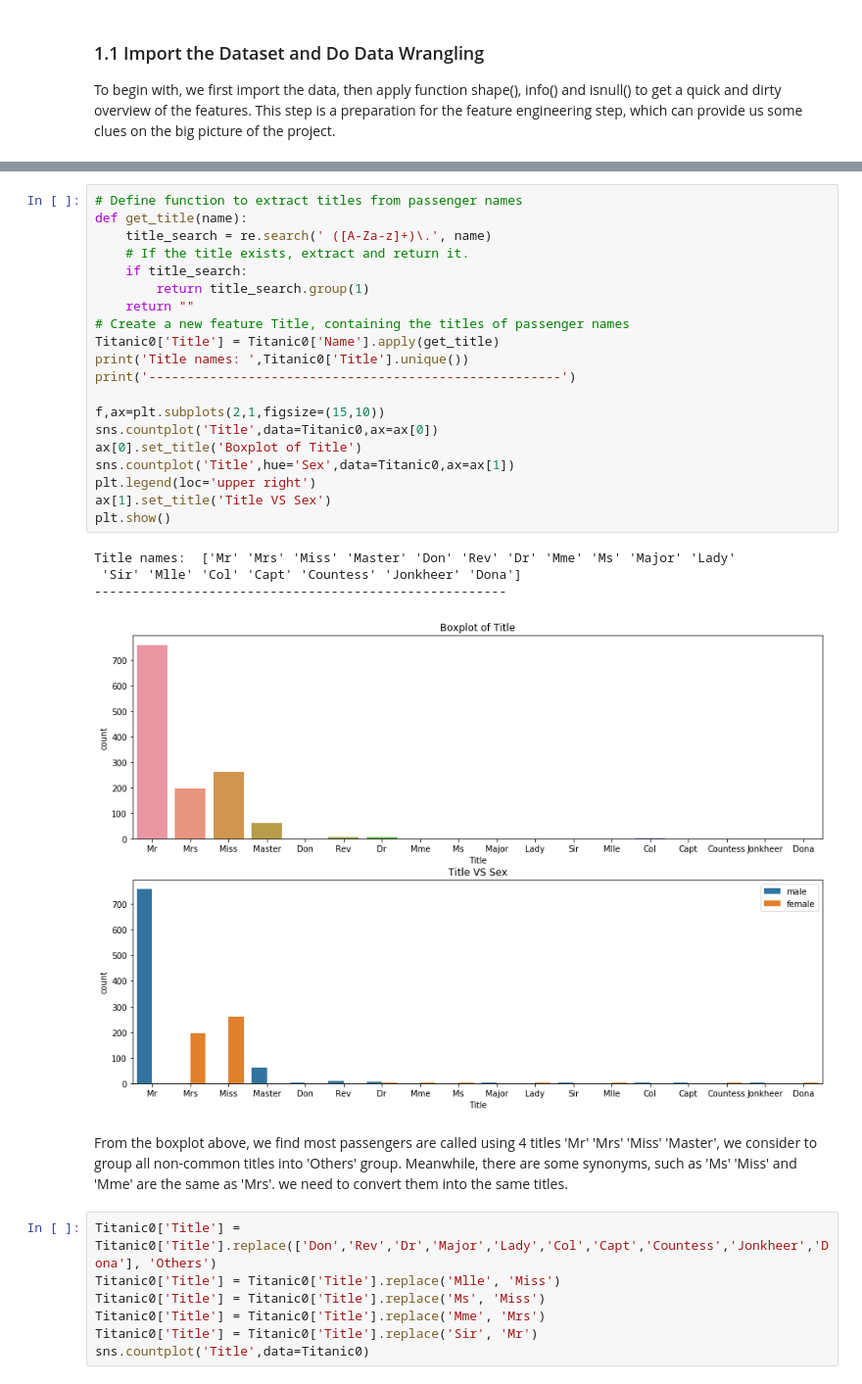
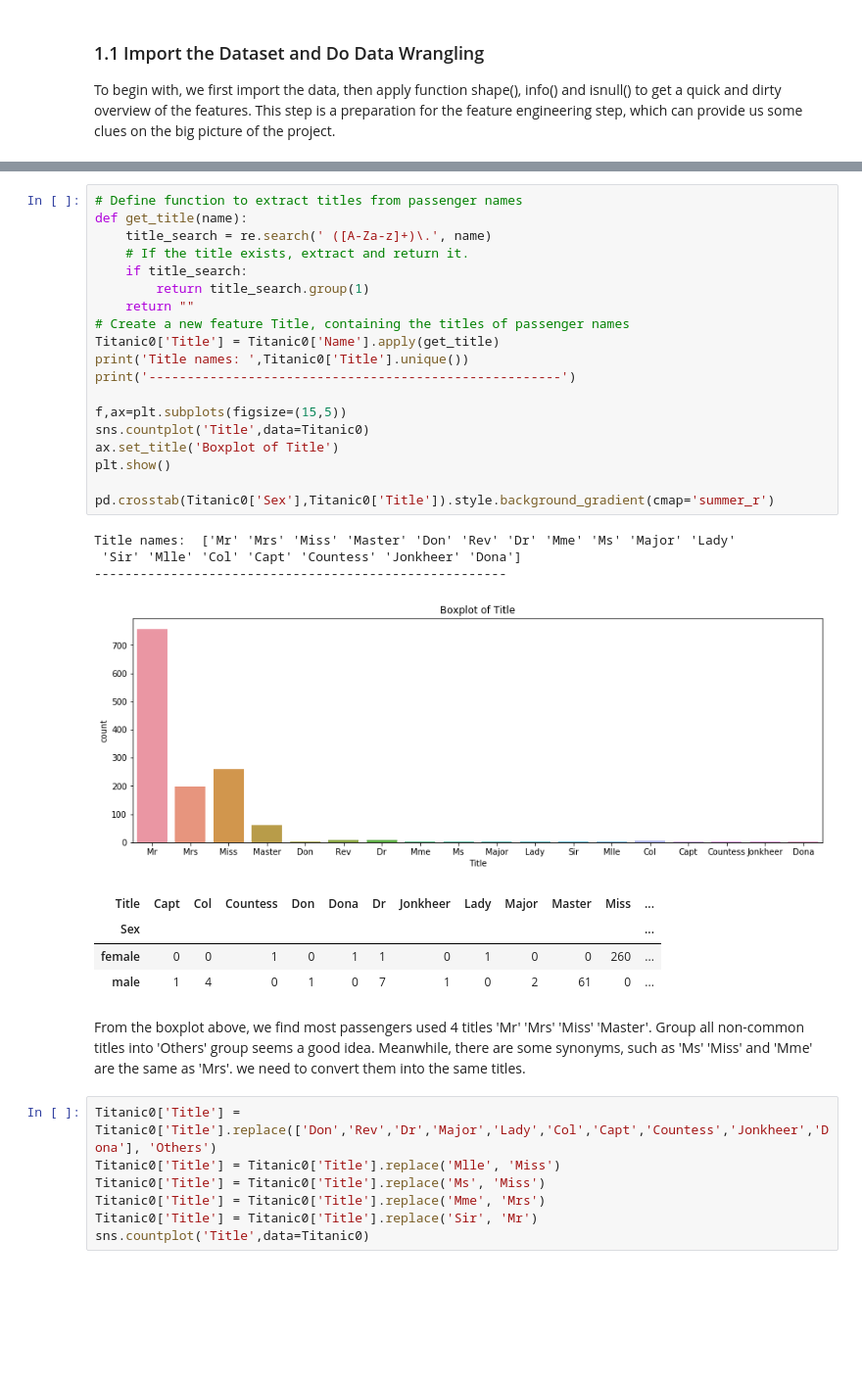
Before and after one commit to CoolGIRLCOCO/Project-Titantic-Survival-Prediction-ToBContinuted, a Jupyter notebook: Predict Survival on Titanic Datasets Using Classification Methods(Part 1).ipynb, the cells around one changed output, grey strips where cells are left out. Shown: that part at 98% size. Cells and saved outputs as stored; diff of their text form; blank space fills up the shorter version.

```diff
--- a/Predict Survival on Titanic Datasets Using Classification Methods(Part 1).ipynb
+++ b/Predict Survival on Titanic Datasets Using Classification Methods(Part 1).ipynb
@@ -195,30 +195,33 @@ Variable 'Name' has titles such as 'Mr.','Mrs.','Miss.','Master.'. Extract title
 # %%
 # Define function to extract titles from passenger names
 def get_title(name):
     title_search = re.search(' ([A-Za-z]+)\.', name)
     # If the title exists, extract and return it.
     if title_search:
         return title_search.group(1)
     return ""
 # Create a new feature Title, containing the titles of passenger names
 Titanic0['Title'] = Titanic0['Name'].apply(get_title)
 print('Title names: ',Titanic0['Title'].unique())
 print('------------------------------------------------------')
 
-f,ax=plt.subplots(2,1,figsize=(15,10))
-sns.countplot('Title',data=Titanic0,ax=ax[0])
-ax[0].set_title('Boxplot of Title')
-sns.countplot('Title',hue='Sex',data=Titanic0,ax=ax[1])
-plt.legend(loc='upper right')
-ax[1].set_title('Title VS Sex')
+f,ax=plt.subplots(figsize=(15,5))
+sns.countplot('Title',data=Titanic0)
+ax.set_title('Boxplot of Title')
 plt.show()
+
+pd.crosstab(Titanic0['Sex'],Titanic0['Title']).style.background_gradient(cmap='summer_r')
 # %% [output]
 Title names:  ['Mr' 'Mrs' 'Miss' 'Master' 'Don' 'Rev' 'Dr' 'Mme' 'Ms' 'Major' 'Lady'
  'Sir' 'Mlle' 'Col' 'Capt' 'Countess' 'Jonkheer' 'Dona']
 ------------------------------------------------------
-[figure, old version]
+[figure, new version]
+| Title | Capt | Col | Countess | Don | Dona | Dr | Jonkheer | Lady | Major | Master | Miss | ... |
+| Sex |  |  |  |  |  |  |  |  |  |  |  | ... |
+| female | 0 | 0 | 1 | 0 | 1 | 1 | 0 | 1 | 0 | 0 | 260 | ... |
+| male | 1 | 4 | 0 | 1 | 0 | 7 | 1 | 0 | 2 | 61 | 0 | ... |
 # %% [markdown]
-From the boxplot above, we find most passengers are called using 4 titles 'Mr' 'Mrs' 'Miss' 'Master', we consider to group all non-common titles into 'Others' group. Meanwhile, there are some synonyms, such as 'Ms' 'Miss' and 'Mme' are the same as 'Mrs'. we need to convert them into the same titles.
+From the boxplot above, we find most passengers used 4 titles 'Mr' 'Mrs' 'Miss' 'Master'. Group all non-common titles into 'Others' group seems a good idea. Meanwhile, there are some synonyms, such as 'Ms' 'Miss' and 'Mme' are the same as 'Mrs'. we need to convert them into the same titles.
 # %%
 Titanic0['Title'] = Titanic0['Title'].replace(['Don','Rev','Dr','Major','Lady','Col','Capt','Countess','Jonkheer','Dona'], 'Others')
 Titanic0['Title'] = Titanic0['Title'].replace('Mlle', 'Miss')
```
Also changed, not shown: parts of 20 cells of this notebook.
